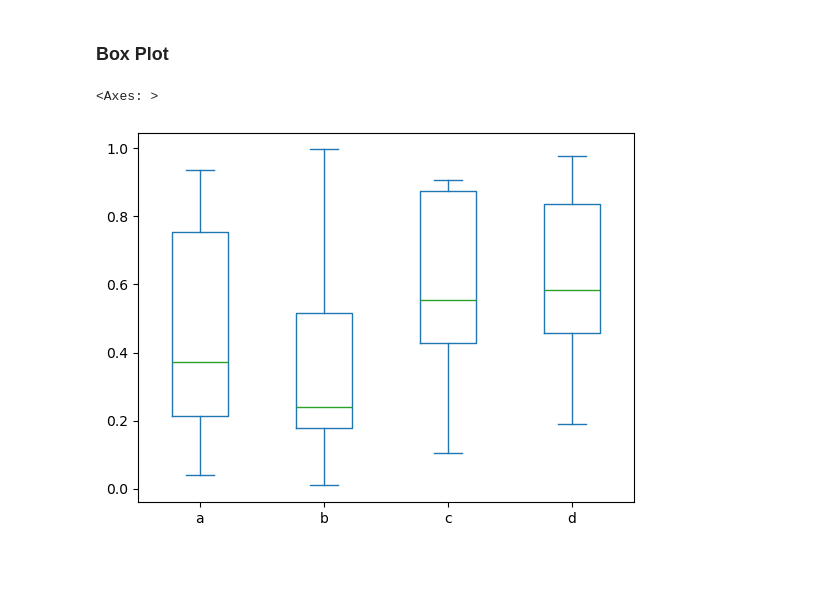
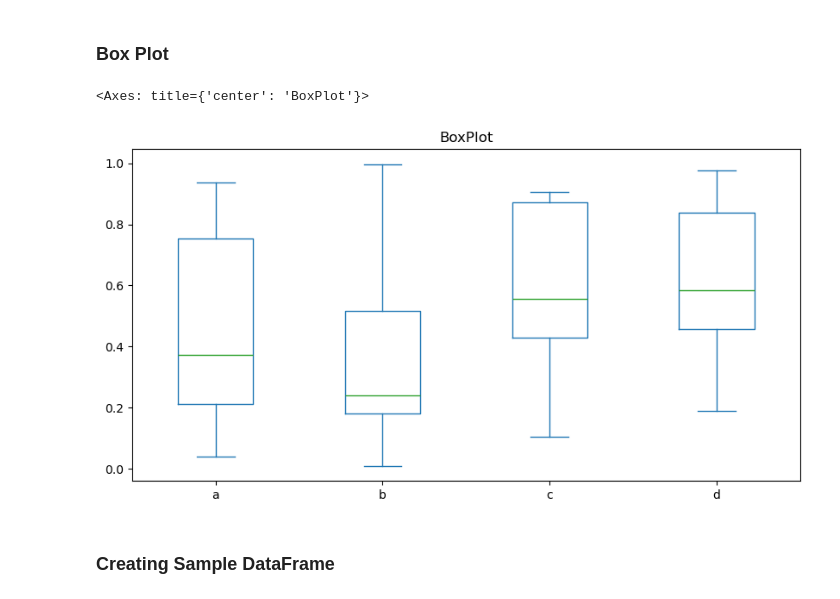
Before and after one commit to Artificial-Intelligence-Appo-Matrix/Python-Labs, a Jupyter notebook: Pandas_labs.ipynb, the cells around one changed output. Drawn from its saved outputs; the diff is of its cells as text; code cells hidden in the pictures; blank space fills up the shorter version.

```diff
--- a/Pandas_labs.ipynb
+++ b/Pandas_labs.ipynb
@@ -2243,7 +2249,9 @@ df1.plot.scatter(x ='A', y ='B')
 # %% [markdown]
 ### Box Plot
 # %%
-df2.plot.box()
+df2.plot.box(figsize=(10,5),title="BoxPlot")
 # %% [output]
-<Axes: >
+<Axes: title={'center': 'BoxPlot'}>
-[figure, old version]
+[figure, new version]
+# %% [markdown]
+### Creating Sample DataFrame
```
Also changed, not shown: parts of 37 cells of this notebook.
